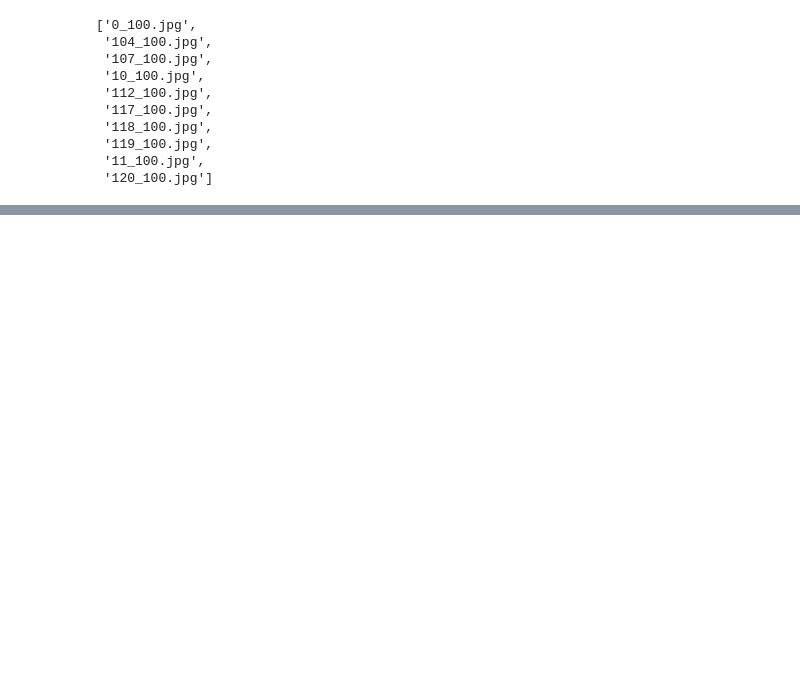
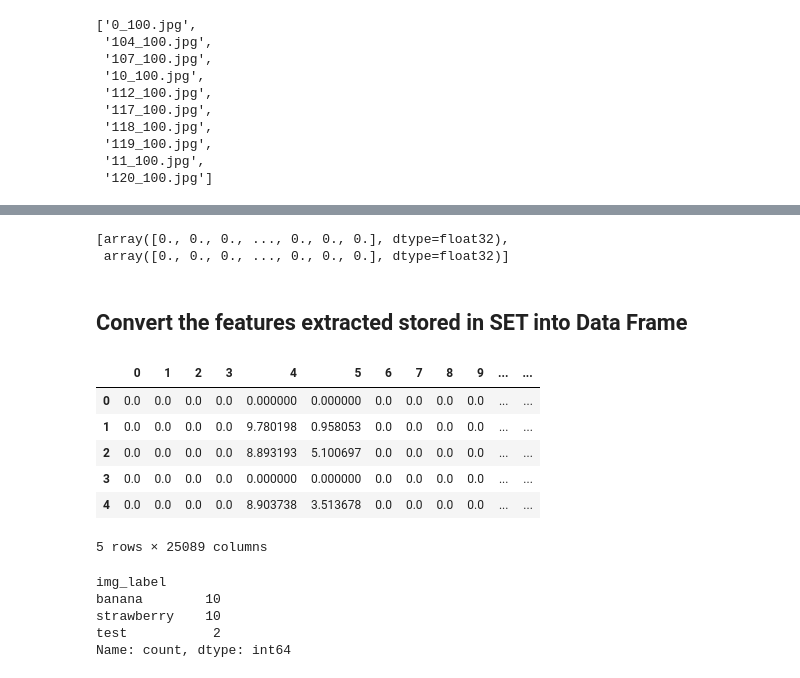
Before and after one commit to jojo-morales/CNN_ImageClassification, a Jupyter notebook: cnn_ImageC.ipynb, the cells around one changed output, grey strips where cells are left out. Drawn from its saved outputs; the diff is of its cells as text; code cells hidden in the pictures; blank space fills up the shorter version.

```diff
--- a/cnn_ImageC.ipynb
+++ b/cnn_ImageC.ipynb
@@ -246,3 +249,8 @@ data_path = "../datasets/fruits-360_dataset/Training/"
 ## Parse through the folders in the dataset for "Banana" and "Strawberry"
 class1 = os.listdir(data_path + "Banana/")
 class2 = os.listdir(data_path + "Strawberry/")
+
+## Load up images from the dataset, 1st 10 images from Banana and Strawberry and a Test images
+data = {'banana': class1[:10],
+        'strawberry': class2[:10],
+        'test': [class1[11], class2[11]]}
@@ -261,0 +365,31 @@ class1[:10]
+# %%
+features["test"]
+# %% [output]
+[array([0., 0., 0., ..., 0., 0., 0.], dtype=float32),
+ array([0., 0., 0., ..., 0., 0., 0.], dtype=float32)]
+# %% [markdown]
+## Convert the features extracted stored in SET into Data Frame
+# %%
+## Convert the features from SET to DataFrame
+dataset = pd.DataFrame()
+for label, feats in features.items():
+    temp_df = pd.DataFrame(feats)
+    temp_df['img_label'] = label
+    dataset = pd.concat([dataset, temp_df], ignore_index=True)
+dataset.head()
+# %% [output]
+|  | 0 | 1 | 2 | 3 | 4 | 5 | 6 | 7 | 8 | 9 | ... | ... |
+| 0 | 0.0 | 0.0 | 0.0 | 0.0 | 0.000000 | 0.000000 | 0.0 | 0.0 | 0.0 | 0.0 | ... | ... |
+| 1 | 0.0 | 0.0 | 0.0 | 0.0 | 9.780198 | 0.958053 | 0.0 | 0.0 | 0.0 | 0.0 | ... | ... |
+| 2 | 0.0 | 0.0 | 0.0 | 0.0 | 8.893193 | 5.100697 | 0.0 | 0.0 | 0.0 | 0.0 | ... | ... |
+| 3 | 0.0 | 0.0 | 0.0 | 0.0 | 0.000000 | 0.000000 | 0.0 | 0.0 | 0.0 | 0.0 | ... | ... |
+| 4 | 0.0 | 0.0 | 0.0 | 0.0 | 8.903738 | 3.513678 | 0.0 | 0.0 | 0.0 | 0.0 | ... | ... |
+5 rows × 25089 columns
+# %%
+dataset["img_label"].value_counts()
+# %% [output]
+img_label
+banana        10
+strawberry    10
+test           2
+Name: count, dtype: int64
```
Also changed, not shown: parts of 21 cells of this notebook, 1 other file.
